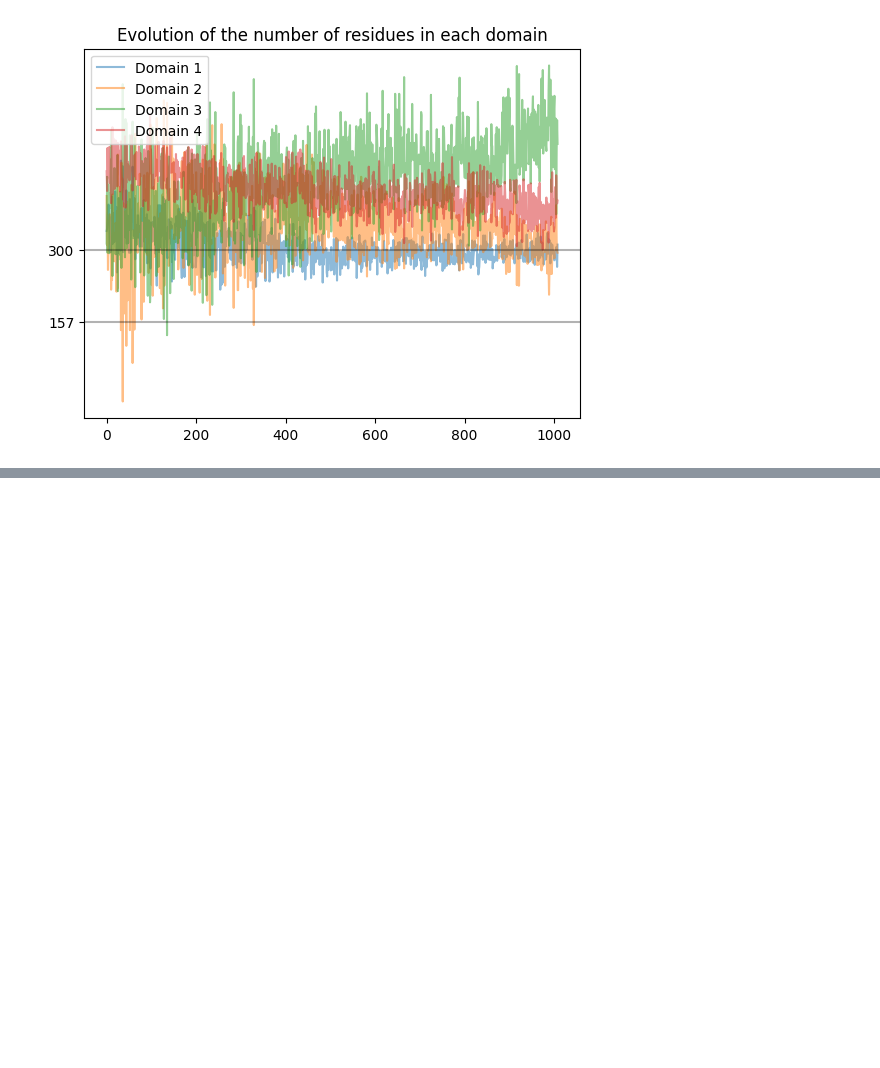
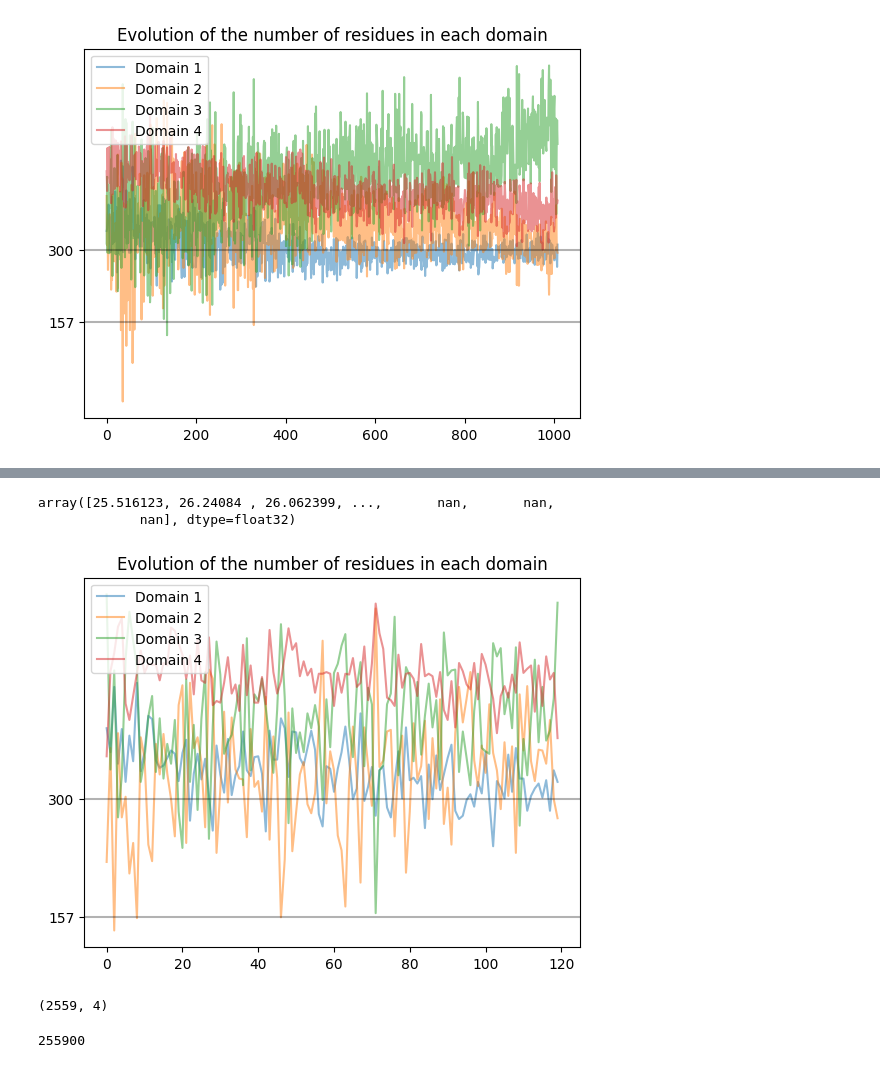
Before and after one commit to Gabriel-Ducrocq/segmentationCryoEM, a Jupyter notebook: vaeAnalysis.ipynb, the cells around one changed output, grey strips where cells are left out. Saved outputs shown, nothing was run; the diff lists cells and outputs as text; code cells hidden in the pictures; blank space fills up the shorter version.

```diff
--- a/vaeAnalysis.ipynb
+++ b/vaeAnalysis.ipynb
@@ -623,0 +597,27 @@ mask_evol.shape
+# %%
+rmsd
+# %% [output]
+array([25.516123, 26.24084 , 26.062399, ...,       nan,       nan,
+             nan], dtype=float32)
+# %%
+mask_evol = mask_evolution("data/vae2ConformationsDecoupledLatent/")
+plt.plot(mask_evol[:120, 0], label="Domain 1", alpha=0.5)
+plt.plot(mask_evol[:120, 1], label="Domain 2", alpha=0.5)
+plt.plot(mask_evol[:120, 2], label="Domain 3", alpha=0.5)
+plt.plot(mask_evol[:120, 3], label="Domain 4", alpha=0.5)
+plt.axhline(y=157, alpha=0.3, color="black")
+plt.axhline(y=300, alpha=0.3, color="black")
+plt.yticks([157, 300])
+plt.legend(loc="upper left")
+plt.title("Evolution of the number of residues in each domain")
+plt.show()
+# %% [output]
+[figure, added]
+# %%
+mask_evol.shape
+# %% [output]
+(2559, 4)
+# %%
+2559*100
+# %% [output]
+255900
```
Also changed, not shown: parts of 6 cells of this notebook, 2 other files.
